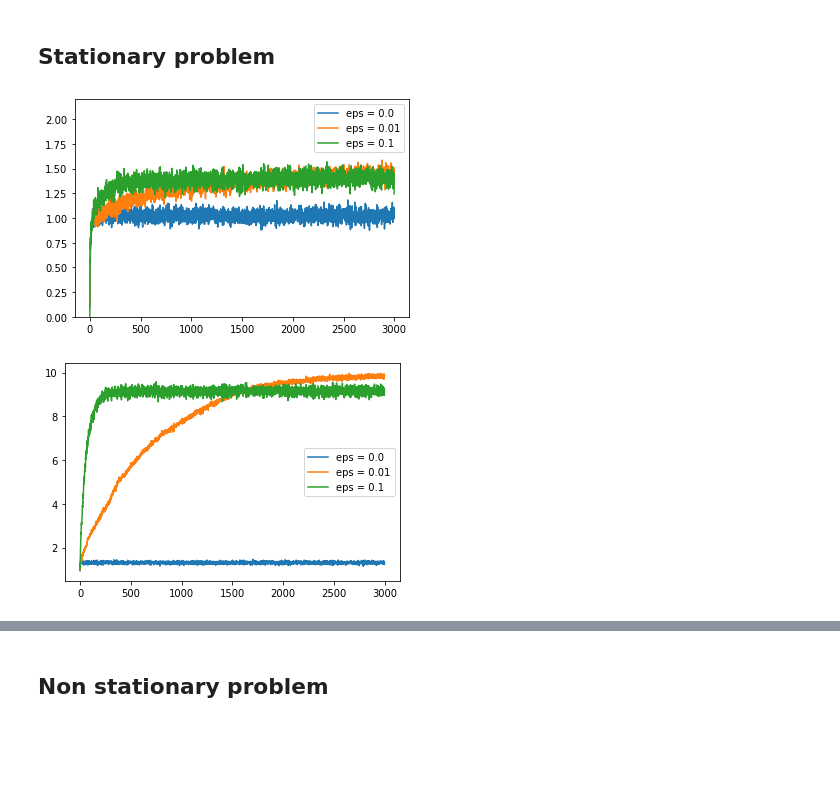
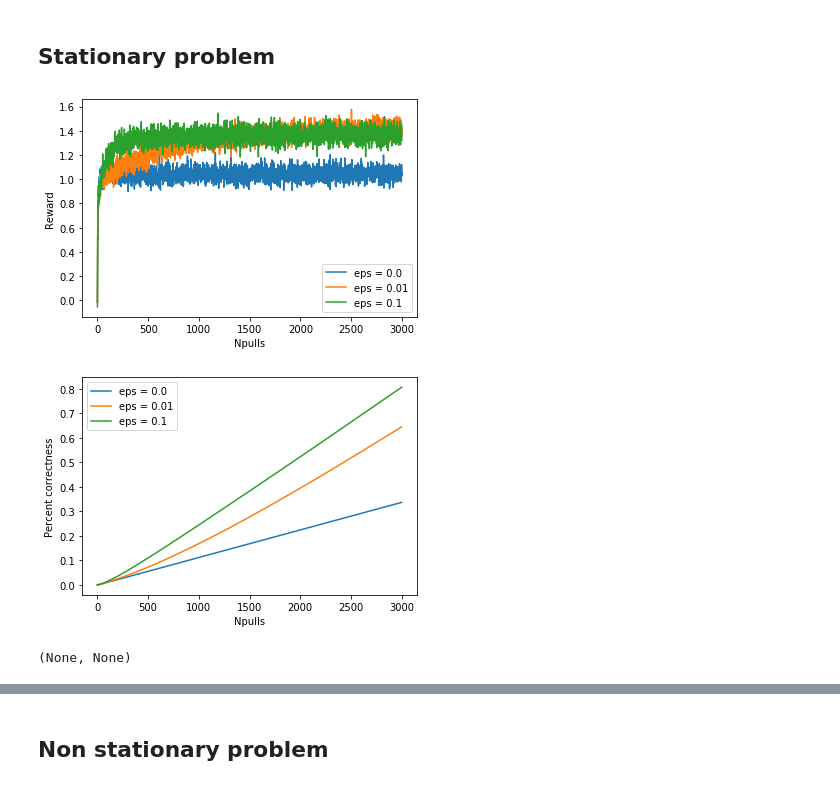
Before and after one commit to SanchayniB/ReinforcementLearning, a Jupyter notebook: MultiArmedBandits/source/epsilon.ipynb, the cells around one changed output, grey strips where cells are left out. Cells and saved outputs as stored; diff of their text form; code cells hidden in the pictures; blank space fills up the shorter version.

```diff
--- a/MultiArmedBandits/source/epsilon.ipynb
+++ b/MultiArmedBandits/source/epsilon.ipynb
@@ -51,29 +81,48 @@ def run_experiment(bandit,Npulls,epsilon):
 # %%
-def run_simulation(Nexp = 20,Npulls = 1000, epsilons = [0.05],arm_vals = None):
+def run_simulation(Nexp=20, Npulls=1000, epsilons=[0.05],
+                    bandit_args={'arm_vals' : [], 'alpha' : None}, experiment=run_experiment):
 
-    avg_outcome = {}
+    avg_reward = {}
+    avg_correctness = {}
+
     for epsilon in epsilons:
-        avg_outcome[str(epsilon)]  = np.zeros(Npulls)
+        avg_reward[str(epsilon)]  = np.zeros(Npulls)
+        avg_correctness[str(epsilon)] = np.zeros(Npulls)
 
         for i in range(Nexp):
-            bandit = Bandit(arm_vals)
-            avg_outcome[str(epsilon)]  += run_experiment(bandit,Npulls,epsilon)
+            bandit = Bandit(bandit_args['arm_vals'])
+            result = experiment(bandit, Npulls, epsilon, bandit_args['alpha'])
 
-        avg_outcome[str(epsilon)] /= np.float(Nexp)
+            avg_reward[str(epsilon)]  += result['Qa']
+            avg_correctness[str(epsilon)]  += result['correctness']
+
+        avg_reward[str(epsilon)] /= np.float(Nexp)
+        avg_correctness[str(epsilon)] /= np.float(Nexp)
 
     os.system('say "Done compiling"')
-    return avg_outcome
+
+    return (avg_reward,avg_correctness)
+# %%
+def plotting(dictn, xlabel = 'Npulls', ylabel = 'Reward', ylim = (None,None)):
+
+    for eps in dictn:
+        plt.plot(dictn[eps],label="eps = {}".format(eps))
+
+    if ylim[0] != None or ylim[1] != None:
+        plt.ylim(ylim[0],ylim[1])
+    plt.xlabel(xlabel)
+    plt.ylabel(ylabel)
+    plt.legend()
+    plt.show()
 # %%
 ## Stationary problems with 3 different epsilon values
-avg_outcome = run_simulation(500,3000,[0.0,0.01,0.1])
+avg_reward, avg_correctness = run_simulation(Nexp = 500,Npulls = 3000, epsilons = [0.0,0.01,0.1],
+                                bandit_args={'arm_vals' : [] , 'alpha' : None})
-# %%
-plt.plot(avg_outcome['0.0'],label="eps = 0.0")
-plt.plot(avg_outcome['0.01'],label="eps = 0.01")
-plt.plot(avg_outcome['0.1'],label="eps = 0.1")
-plt.ylim(0,2.2)
-plt.legend()
-plt.show()
-# %% [output]
-[figure, removed]
+# %%
+plotting(avg_reward), plotting(avg_correctness,ylabel= 'Percent correctness')
+# %% [output]
+[figure, added]
+[figure, added]
+(None, None)
 # %%
 # Predefined average arm values
@@ -81,9 +131,0 @@ avg_outcome = run_simulation(500,3000,[0.0,0.01,0.1],arm_vals= [1.2,-1.1,1.8,10,
-# %%
-plt.plot(avg_outcome['0.0'],label="eps = 0.0")
-plt.plot(avg_outcome['0.01'],label="eps = 0.01")
-plt.plot(avg_outcome['0.1'],label="eps = 0.1")
-#plt.ylim(0,2.2)
-plt.legend()
-plt.show()
-# %% [output]
-[figure, removed]
```
Also changed, not shown: parts of 23 cells of this notebook, 1 other file.
